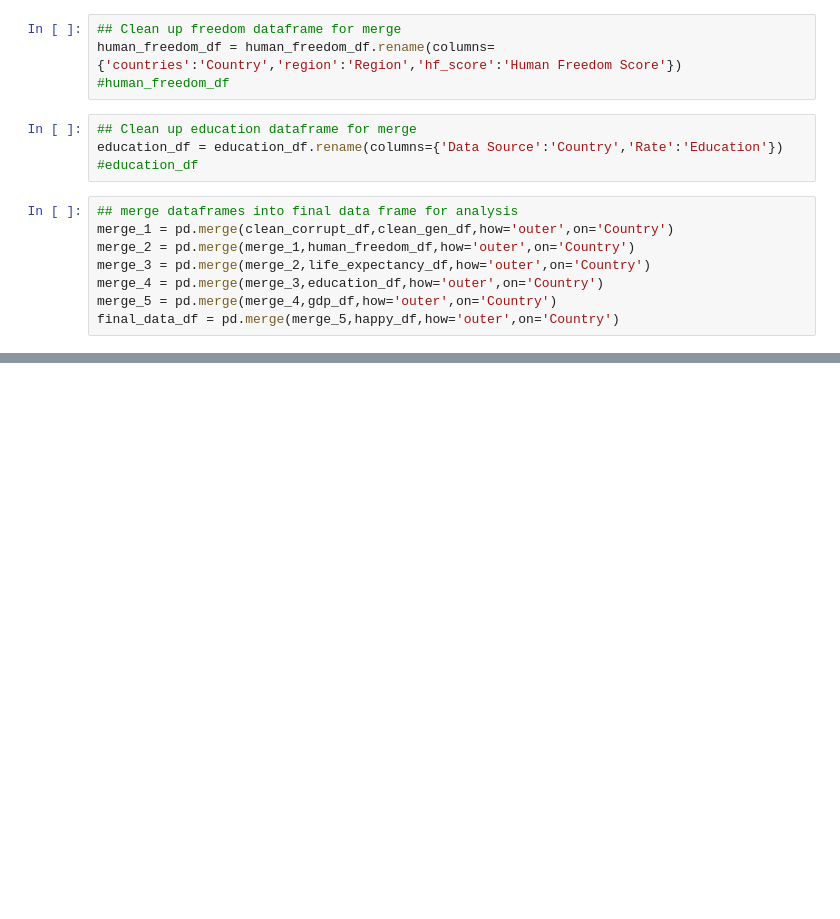
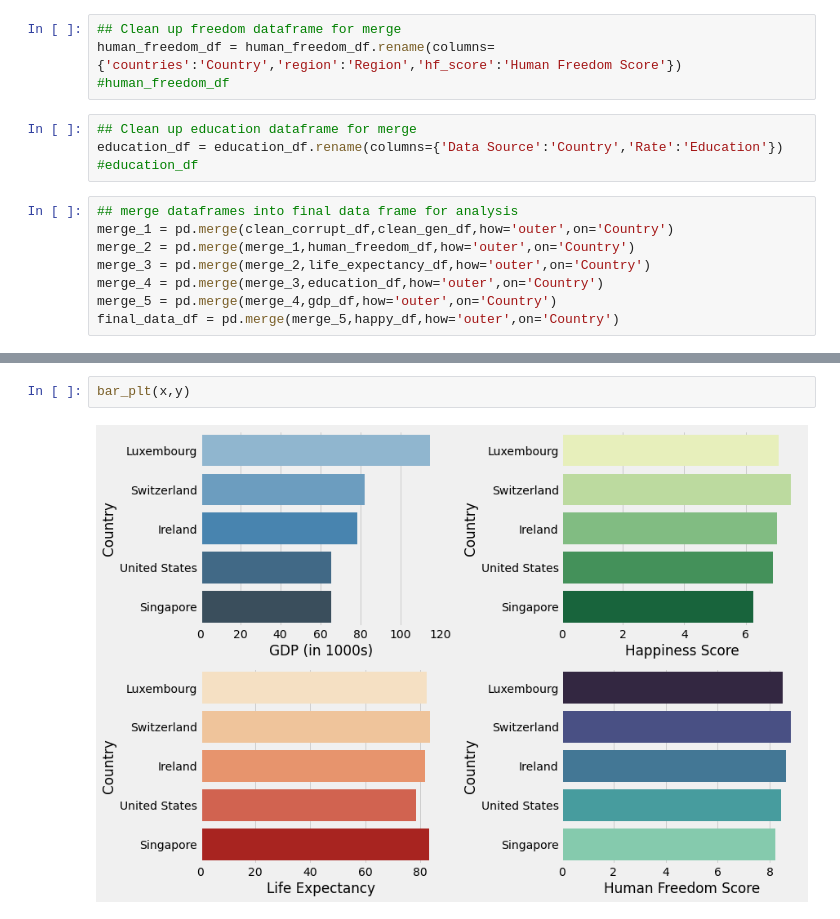
Before and after one commit to garrettg615/World_Happiness_Project, a Jupyter notebook: consolidated_data_df.ipynb, the cells around one changed output, grey strips where cells are left out. Saved outputs shown, nothing was run; the diff lists cells and outputs as text; blank space fills up the shorter version.

```diff
--- a/consolidated_data_df.ipynb
+++ b/consolidated_data_df.ipynb
@@ -117,0 +166,4 @@ scatter_graph(x,y)
+# %%
+bar_plt(x,y)
+# %% [output]
+[figure, added]
```
Also changed, not shown: parts of 21 cells of this notebook, 31 other files.
